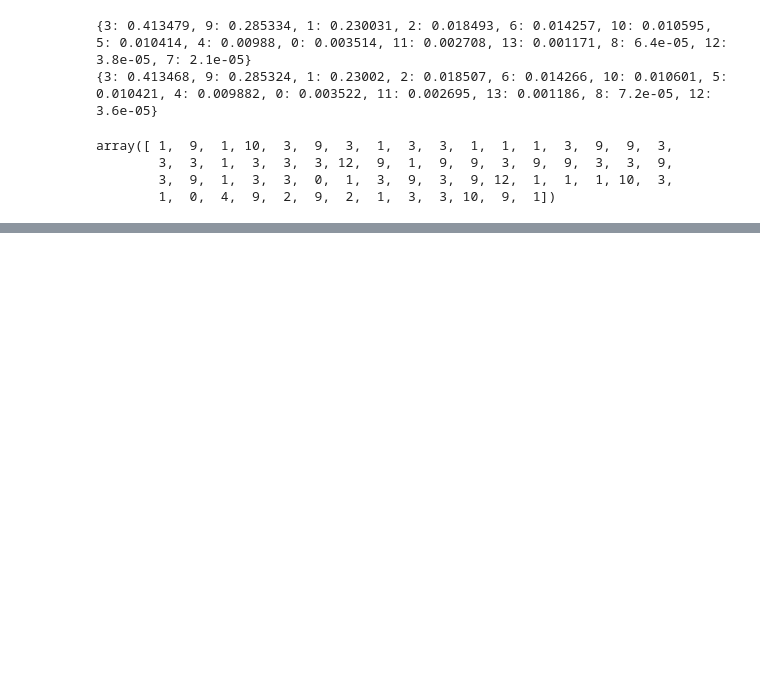
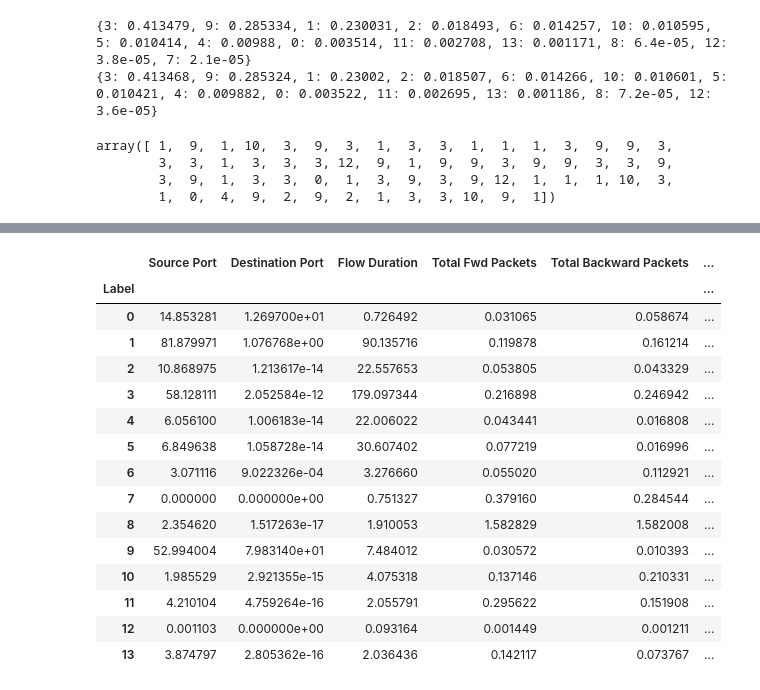
Before and after one commit to CN-TU/controllable-network-data-balancing-with-gans, a Jupyter notebook: data_exploration.ipynb, the cells around one changed output, grey strips where cells are left out. Saved outputs shown, nothing was run; the diff lists cells and outputs as text; code cells hidden in the pictures; blank space fills up the shorter version.

```diff
--- a/data_exploration.ipynb
+++ b/data_exploration.ipynb
@@ -538,0 +539,40 @@ df_mean
+# %%
+# this seems to be problematic though, since the euclidean distance between mean flow and the dataset it is constructed from can be pretty big
+
+num_samples = 1024
+num_labels = 14
+
+# make "fake" flows
+X_pred = train_dataset.X
+y_pred = train_dataset.y
+random_flows = pd.DataFrame(np.append(X_pred, y_pred.reshape(-1, 1), axis=1), columns=column_names)
+
+# probably have to do this in a loop
+distances = []
+for label in range(num_labels):
+    generated_by_class = random_flows[random_flows.Label == label].drop("Label", axis=1)
+    mean_by_class = df_mean.loc[label]
+    distance_by_feature = np.linalg.norm(generated_by_class - mean_by_class, axis=0)
+    distances.append(distance_by_feature)
+
+
+distances = pd.DataFrame(distances, columns=column_names[:-1], index=range(0, num_labels))
+distances.index.name = "Label"
+distances
+# %% [output]
+|  | Source Port | Destination Port | Flow Duration | Total Fwd Packets | Total Backward Packets | ... |
+| Label |  |  |  |  |  | ... |
+| 0 | 14.853281 | 1.269700e+01 | 0.726492 | 0.031065 | 0.058674 | ... |
+| 1 | 81.879971 | 1.076768e+00 | 90.135716 | 0.119878 | 0.161214 | ... |
+| 2 | 10.868975 | 1.213617e-14 | 22.557653 | 0.053805 | 0.043329 | ... |
+| 3 | 58.128111 | 2.052584e-12 | 179.097344 | 0.216898 | 0.246942 | ... |
+| 4 | 6.056100 | 1.006183e-14 | 22.006022 | 0.043441 | 0.016808 | ... |
+| 5 | 6.849638 | 1.058728e-14 | 30.607402 | 0.077219 | 0.016996 | ... |
+| 6 | 3.071116 | 9.022326e-04 | 3.276660 | 0.055020 | 0.112921 | ... |
+| 7 | 0.000000 | 0.000000e+00 | 0.751327 | 0.379160 | 0.284544 | ... |
+| 8 | 2.354620 | 1.517263e-17 | 1.910053 | 1.582829 | 1.582008 | ... |
+| 9 | 52.994004 | 7.983140e+01 | 7.484012 | 0.030572 | 0.010393 | ... |
+| 10 | 1.985529 | 2.921355e-15 | 4.075318 | 0.137146 | 0.210331 | ... |
+| 11 | 4.210104 | 4.759264e-16 | 2.055791 | 0.295622 | 0.151908 | ... |
+| 12 | 0.001103 | 0.000000e+00 | 0.093164 | 0.001449 | 0.001211 | ... |
+| 13 | 3.874797 | 2.805362e-16 | 2.036436 | 0.142117 | 0.073767 | ... |
```
Also changed, not shown: parts of 8 cells of this notebook.
